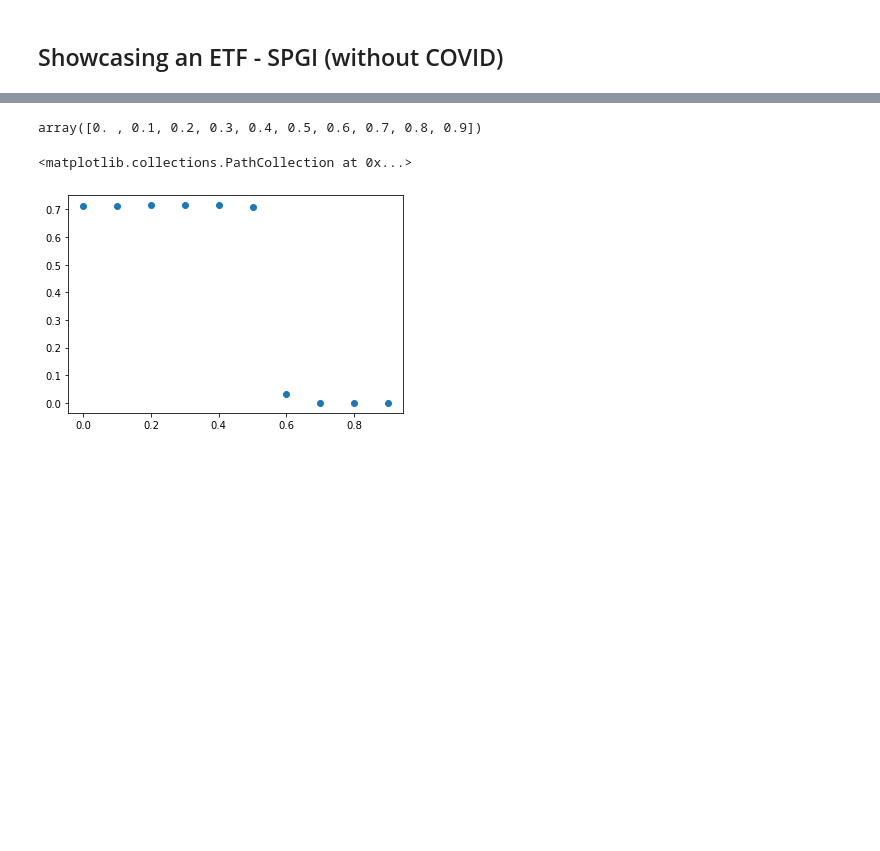
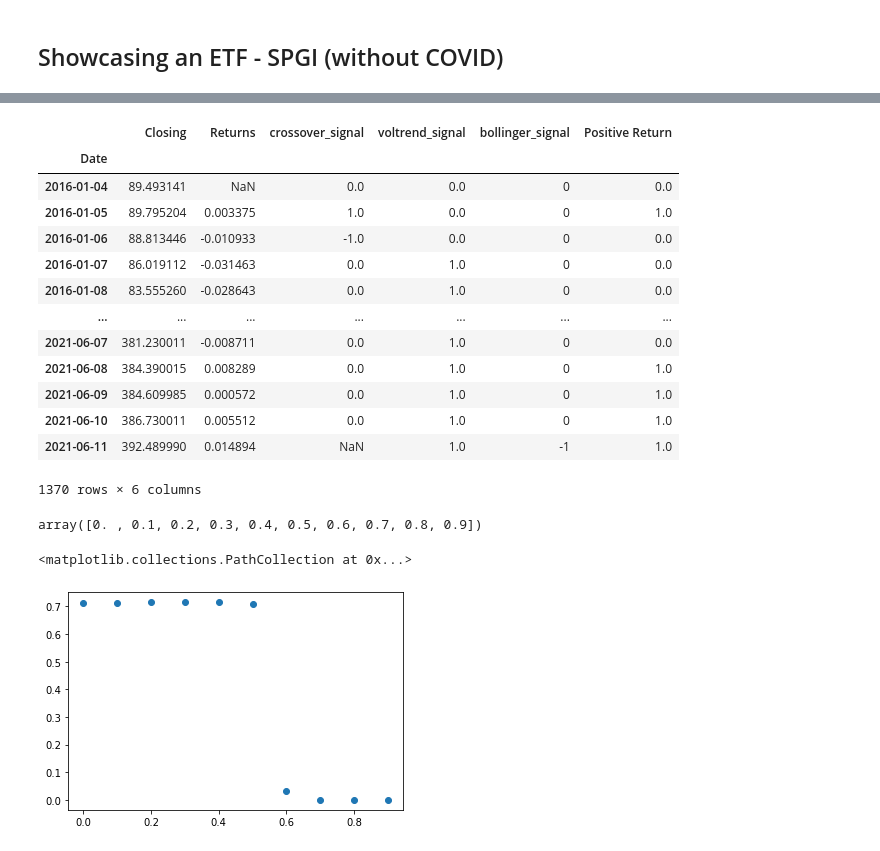
Before and after one commit to scolpan/etf_ml, a Jupyter notebook: InitialETF.ipynb, the cells around one changed output, grey strips where cells are left out. Saved outputs shown, nothing was run; the diff lists cells and outputs as text; code cells hidden in the pictures; blank space fills up the shorter version.

```diff
--- a/InitialETF.ipynb
+++ b/InitialETF.ipynb
@@ -632,3 +747,20 @@ display(portfolio_df)
+# %%
+ticker_df
+# %% [output]
+|  | Closing | Returns | crossover_signal | voltrend_signal | bollinger_signal | Positive Return |
+| Date |  |  |  |  |  |  |
+| 2016-01-04 | 89.493141 | NaN | 0.0 | 0.0 | 0 | 0.0 |
+| 2016-01-05 | 89.795204 | 0.003375 | 1.0 | 0.0 | 0 | 1.0 |
+| 2016-01-06 | 88.813446 | -0.010933 | -1.0 | 0.0 | 0 | 0.0 |
+| 2016-01-07 | 86.019112 | -0.031463 | 0.0 | 1.0 | 0 | 0.0 |
+| 2016-01-08 | 83.555260 | -0.028643 | 0.0 | 1.0 | 0 | 0.0 |
+| ... | ... | ... | ... | ... | ... | ... |
+| 2021-06-07 | 381.230011 | -0.008711 | 0.0 | 1.0 | 0 | 0.0 |
+| 2021-06-08 | 384.390015 | 0.008289 | 0.0 | 1.0 | 0 | 1.0 |
+| 2021-06-09 | 384.609985 | 0.000572 | 0.0 | 1.0 | 0 | 1.0 |
+| 2021-06-10 | 386.730011 | 0.005512 | 0.0 | 1.0 | 0 | 1.0 |
+| 2021-06-11 | 392.489990 | 0.014894 | NaN | 1.0 | -1 | 1.0 |
+1370 rows × 6 columns
 # %%
 # Shift DataFrame values by 1
 # sig_df[x_var_list] = sig_df[x_var_list].shift(1)
```
Also changed, not shown: parts of 13 cells of this notebook.
